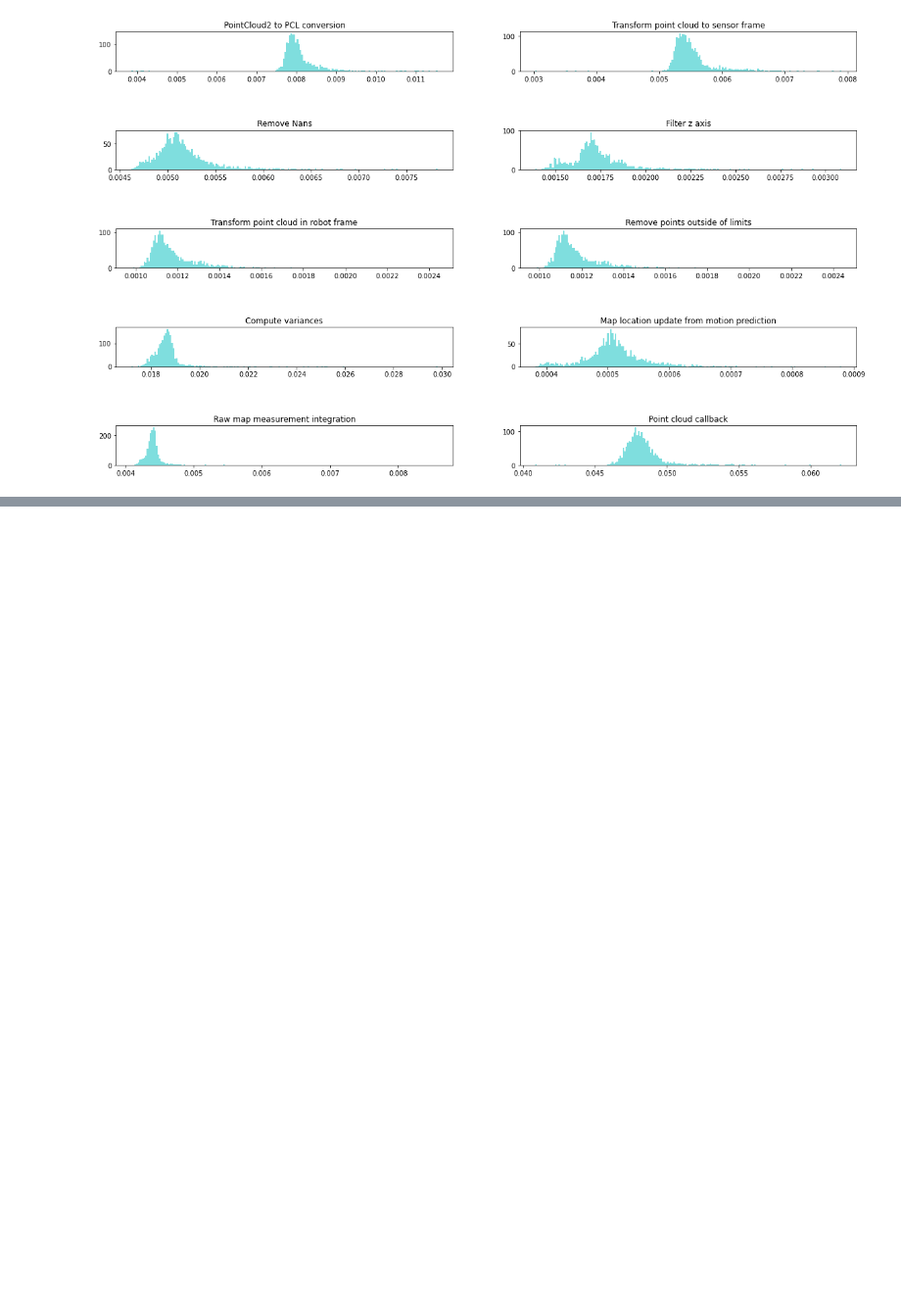
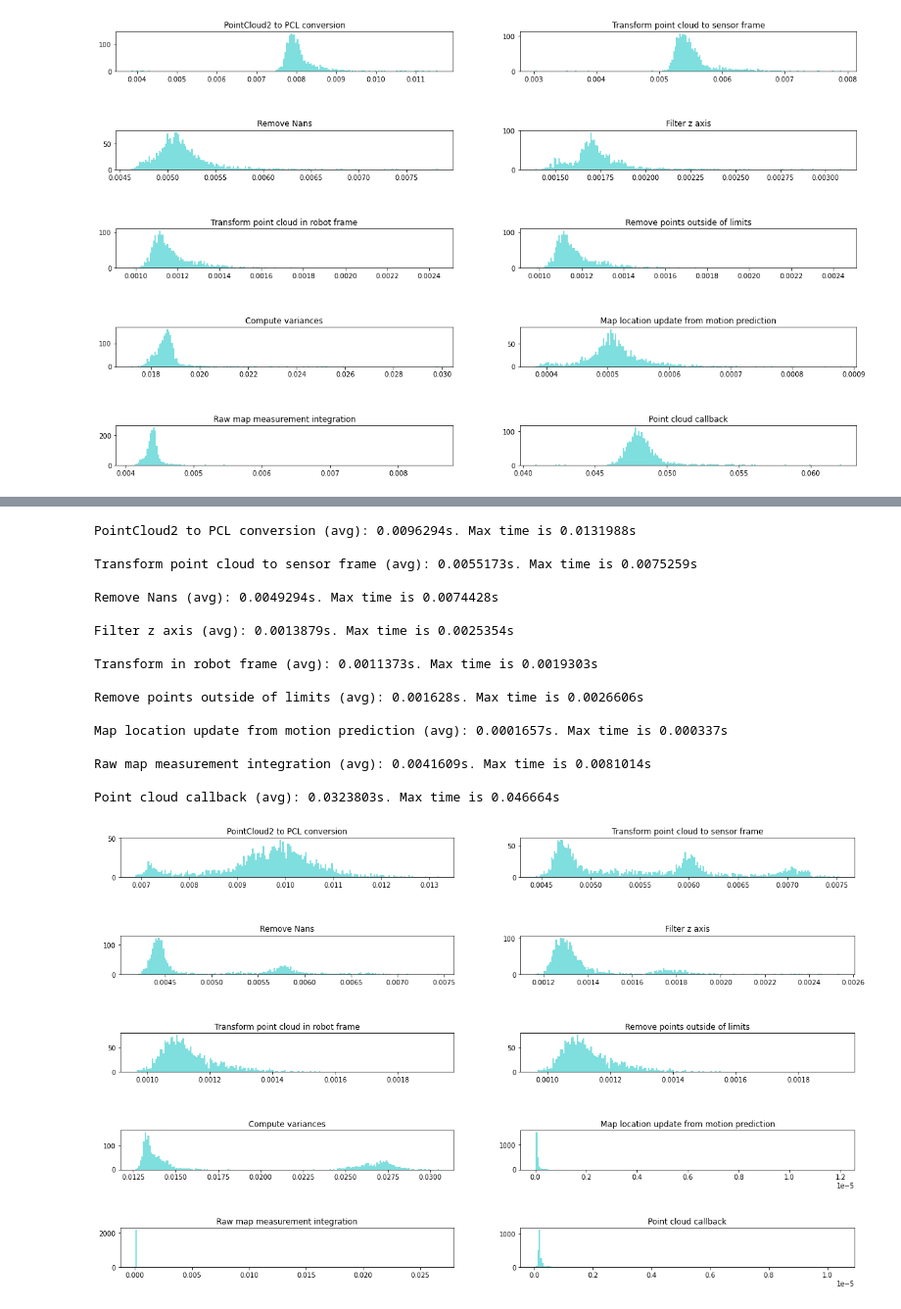
Before and after one commit to itaouil/elevation_mapping, a Jupyter notebook: notebooks/elevation_mapping_stats.ipynb, the cells around one changed output, grey strips where cells are left out. Shown at 98% size. Saved outputs shown, nothing was run; the diff lists cells and outputs as text; code cells hidden in the pictures; blank space fills up the shorter version.

```diff
--- a/notebooks/elevation_mapping_stats.ipynb
+++ b/notebooks/elevation_mapping_stats.ipynb
@@ -54,6 +54,49 @@ def time_took(path, skiprows, usecols):
     ax[4][1].hist(t[17::18], bins, alpha = 0.5, color = 'c')
     plt.show()
 
+def time_took_speedup(path, skiprows, usecols):
+    t = np.loadtxt(path, skiprows=skiprows, usecols=usecols)
+
+    # Assert we have same recordings (image and estimation)
+    assert len(t[::12]) == len(t[1::12])
+
+    print(f"PointCloud2 to PCL conversion (avg): {np.round(np.mean(t[2::17]), 7)}s. Max time is {np.round(np.max(t[2::17]), 7)}s\n")
+    print(f"Transform point cloud to sensor frame (avg): {np.round(np.mean(t[5::17]), 7)}s. Max time is {np.round(np.max(t[5::17]), 7)}s\n")
+    print(f"Remove Nans (avg): {np.round(np.mean(t[6::17]), 7)}s. Max time is {np.round(np.max(t[6::17]), 7)}s\n")
+    print(f"Filter z axis (avg): {np.round(np.mean(t[7::17]), 7)}s. Max time is {np.round(np.max(t[7::17]), 7)}s\n")
+    print(f"Transform in robot frame (avg): {np.round(np.mean(t[8::17]), 7)}s. Max time is {np.round(np.max(t[8::17]), 7)}s\n")
+    print(f"Remove points outside of limits (avg): {np.round(np.mean(t[9::17]), 7)}s. Max time is {np.round(np.max(t[9::17]), 7)}s\n")
+    #print(f"Compute variances (avg): {np.round(np.mean(t[10::17]), 7)}s. Max time is {np.round(np.max(t[10::17]), 7)}s\n")
+    print(f"Map location update from motion prediction (avg): {np.round(np.mean(t[12::17]), 7)}s. Max time is {np.round(np.max(t[12::17]), 7)}s\n")
+    print(f"Raw map measurement integration (avg): {np.round(np.mean(t[14::17]), 7)}s. Max time is {np.round(np.max(t[14::17]), 7)}s\n")
+    print(f"Point cloud callback (avg): {np.round(np.mean(t[16::17]), 7)}s. Max time is {np.round(np.max(t[16::17]), 7)}s\n")
+
+    fig, ax = plt.subplots(nrows=5, ncols=2, figsize=(20, 12))
+    fig.subplots_adjust(hspace = 1.5)
+    #fig.tight_layout()
+
+    ax[0][0].set_title(f'PointCloud2 to PCL conversion')
+    ax[0][0].hist(t[2::17], bins, alpha = 0.5, color = 'c')
+    ax[0][1].set_title(f'Transform point cloud to sensor frame')
+    ax[0][1].hist(t[5::17], bins, alpha = 0.5, color = 'c')
+    ax[1][0].set_title(f'Remove Nans')
+    ax[1][0].hist(t[6::17], bins, alpha = 0.5, color = 'c')
+    ax[1][1].set_title(f'Filter z axis')
+    ax[1][1].hist(t[7::17], bins, alpha = 0.5, color = 'c')
+    ax[2][0].set_title(f'Transform point cloud in robot frame')
+    ax[2][0].hist(t[8::17], bins, alpha = 0.5, color = 'c')
+    ax[2][1].set_title(f'Remove points outside of limits')
+    ax[2][1].hist(t[8::17], bins, alpha = 0.5, color = 'c')
+    ax[3][0].set_title(f'Compute variances')
+    ax[3][0].hist(t[10::17], bins, alpha = 0.5, color = 'c')
+    ax[3][1].set_title(f'Map location update from motion prediction')
+    ax[3][1].hist(t[13::17], bins, alpha = 0.5, color = 'c')
+    ax[4][0].set_title(f'Raw map measurement integration')
+    ax[4][0].hist(t[15::17], bins, alpha = 0.5, color = 'c')
+    ax[4][1].set_title(f'Point cloud callback')
+    ax[4][1].hist(t[17::17], bins, alpha = 0.5, color = 'c')
+    plt.show()
+
 def read(file):
     with open(file, 'r') as stream:
         import yaml
@@ -121,0 +163,21 @@ Point cloud callback (avg): 0.0482705s. Max time is 0.062142s
+# %%
+time_took_speedup("./data/map_0.04_7x7_no_voxel_no_speedup_no_variance.log", skiprows=0, usecols=(0))
+# %% [output]
+PointCloud2 to PCL conversion (avg): 0.0096294s. Max time is 0.0131988s
+
+Transform point cloud to sensor frame (avg): 0.0055173s. Max time is 0.0075259s
+
+Remove Nans (avg): 0.0049294s. Max time is 0.0074428s
+
+Filter z axis (avg): 0.0013879s. Max time is 0.0025354s
+
+Transform in robot frame (avg): 0.0011373s. Max time is 0.0019303s
+
+Remove points outside of limits (avg): 0.001628s. Max time is 0.0026606s
+
+Map location update from motion prediction (avg): 0.0001657s. Max time is 0.000337s
+
+Raw map measurement integration (avg): 0.0041609s. Max time is 0.0081014s
+
+Point cloud callback (avg): 0.0323803s. Max time is 0.046664s
+[figure, added]
```
Also changed, not shown: parts of 1 cell of this notebook, 3 other files.
